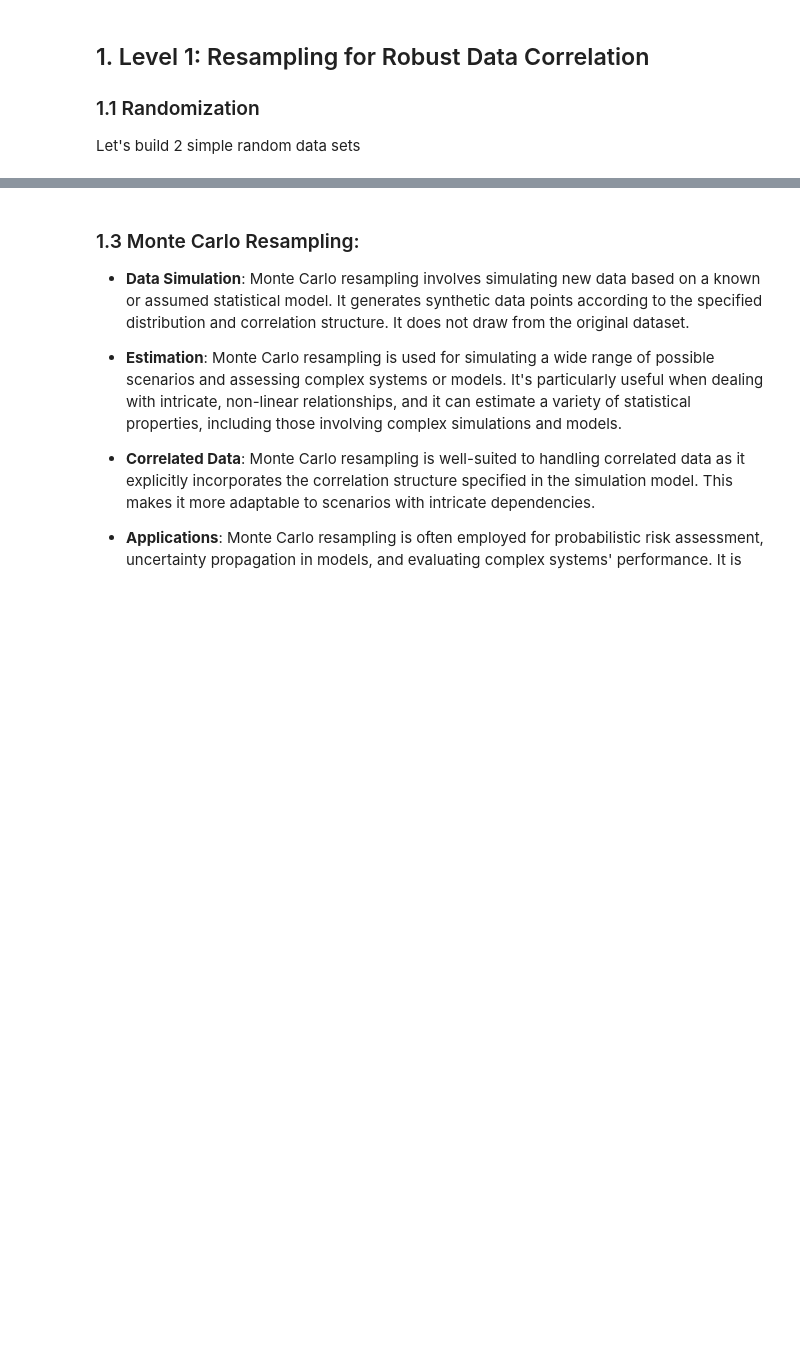
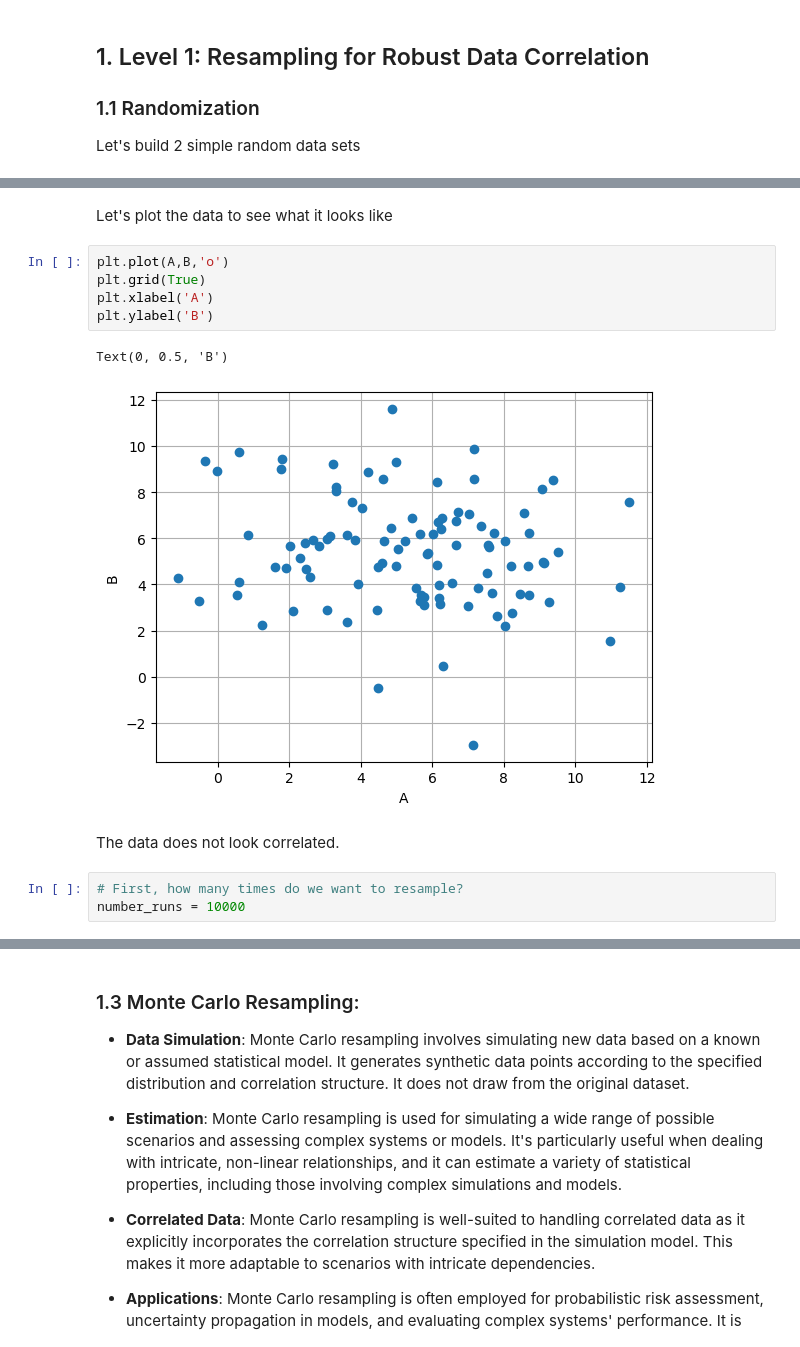
Before and after one commit to geo-smart/mlgeo, a Jupyter notebook: book/Chapter2-DataManipulation/2.6_resampling.ipynb, the cells around one changed output, grey strips where cells are left out. Cells and saved outputs as stored; diff of their text form; blank space fills up the shorter version.

```diff
--- a/book/Chapter2-DataManipulation/2.6_resampling.ipynb
+++ b/book/Chapter2-DataManipulation/2.6_resampling.ipynb
@@ -45,0 +49,15 @@ print('The difference of means is, ' + str(diff_means) + '.')
+# %% [markdown]
+Let's plot the data to see what it looks like
+# %%
+plt.plot(A,B,'o')
+plt.grid(True)
+plt.xlabel('A')
+plt.ylabel('B')
+# %% [output]
+Text(0, 0.5, 'B')
+[figure, added]
+# %% [markdown]
+The data does not look correlated.
+# %%
+# First, how many times do we want to resample?
+number_runs = 10000
```
Also changed, not shown: parts of 22 cells of this notebook, 2 other files.
